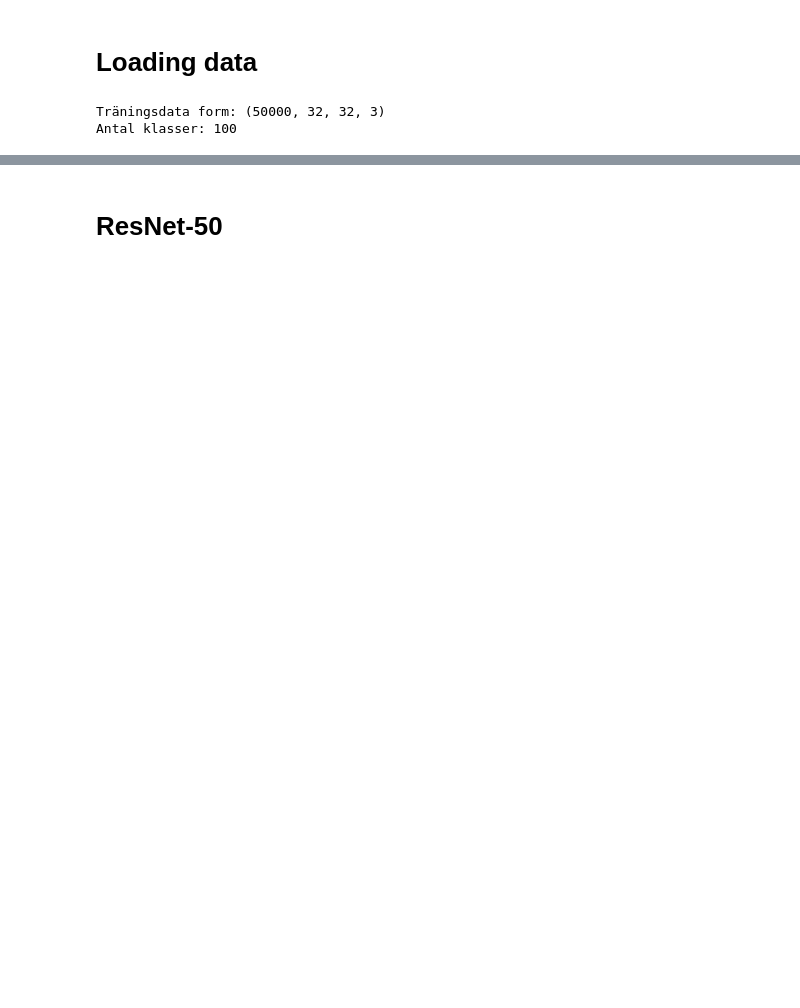
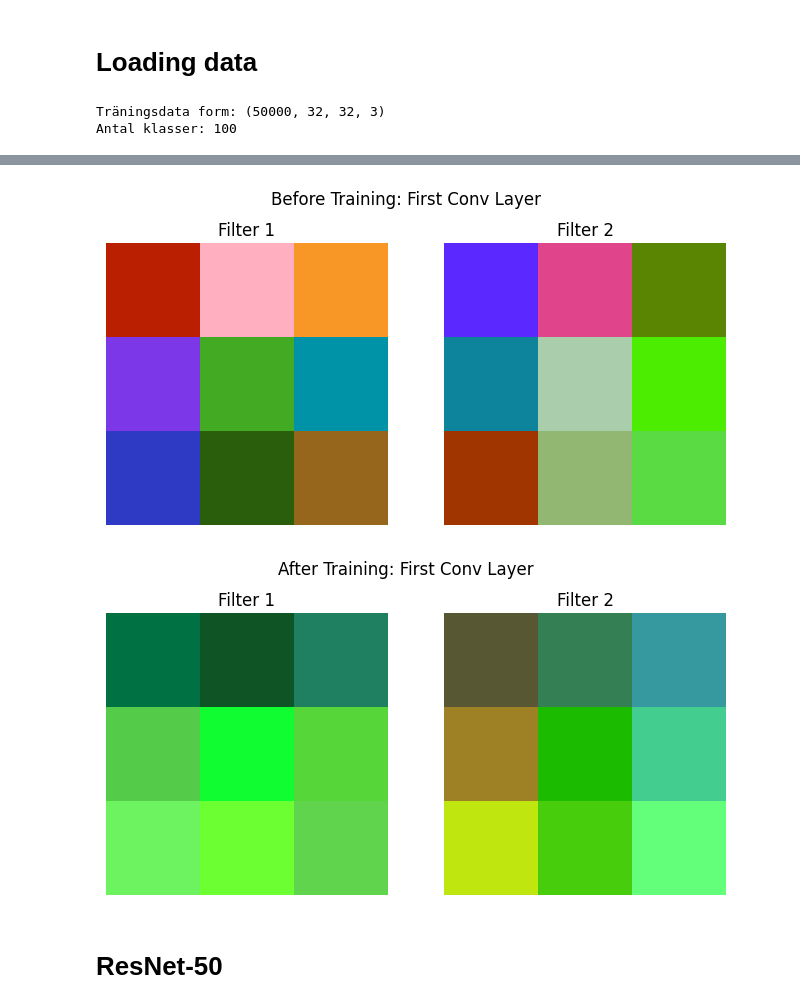
Before and after one commit to RazzRazz13/DV2586_Ass1, a Jupyter notebook: DL_image.ipynb, the cells around one changed output, grey strips where cells are left out. Cells and saved outputs as stored; diff of their text form; code cells hidden in the pictures; blank space fills up the shorter version.

```diff
--- a/DL_image.ipynb
+++ b/DL_image.ipynb
@@ -170,2 +186,41 @@ FN (Total)   3721
+# %%
+import matplotlib.pyplot as plt
+import numpy as np
+
+def plot_specific_layer_weights(model_to_use, title):
+    target_layer = None
+    for layer in model_to_use.layers:
+        if 'conv2d' in layer.name.lower():
+            target_layer = layer
+            break
+
+    if target_layer is None:
+        print("No Conv2D layer found in the model!")
+        return
+
+    weights = target_layer.get_weights()
+    filters = weights[0]
+
+
+    fig, axes = plt.subplots(1, 2, figsize=(8, 4))
+    fig.suptitle(title)
+
+    for i in range(2):
+        f = filters[:, :, :, i]
+
+        f_min, f_max = f.min(), f.max()
+        if f_max > f_min:
+            f = (f - f_min) / (f_max - f_min)
+
+        axes[i].imshow(f)
+        axes[i].axis('off')
+        axes[i].set_title(f'Filter {i+1}')
+    plt.show()
+
+plot_specific_layer_weights(old_model, "Before Training: First Conv Layer")
+plot_specific_layer_weights(model, "After Training: First Conv Layer")
+# %% [output]
+[figure, added]
+[figure, added]
 # %% [markdown]
 # ResNet-50
```
Also changed, not shown: parts of 20 cells of this notebook.
